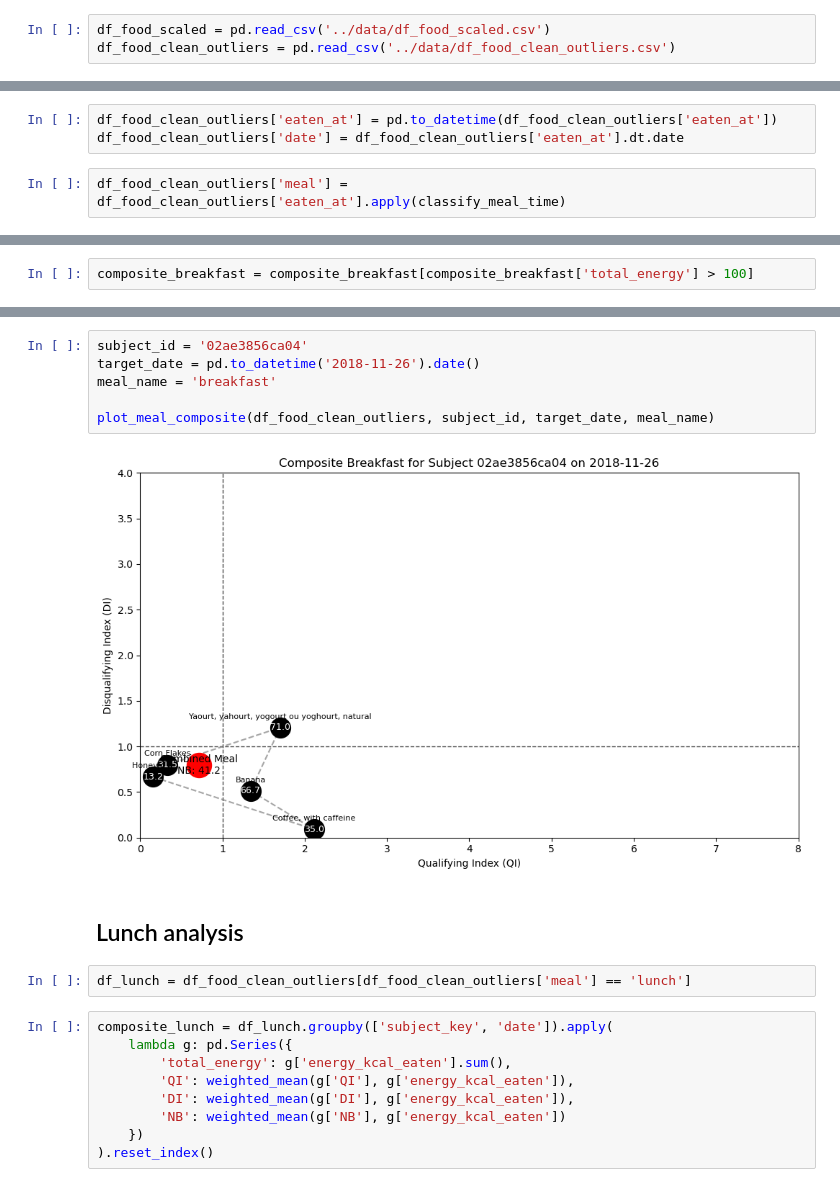
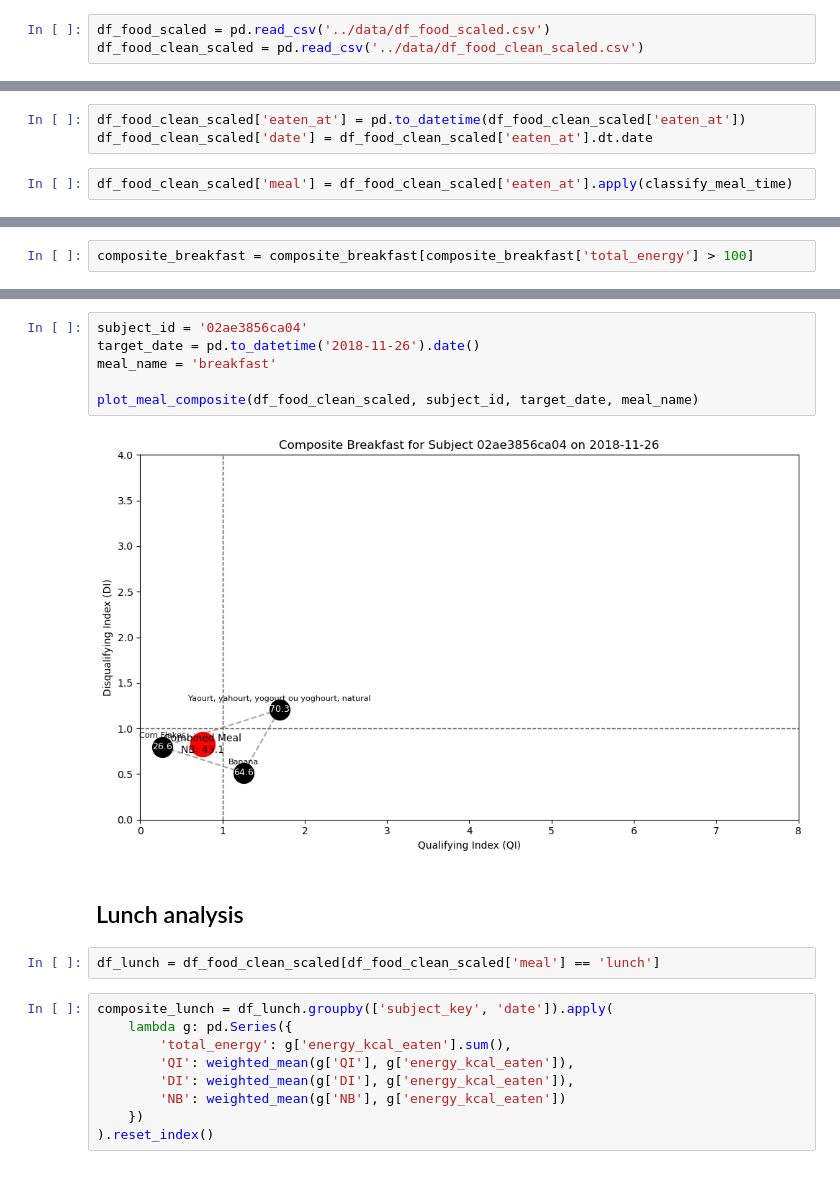
Before and after one commit to sskyxx/Bachelor-Project, a Jupyter notebook: analysis/composite_meals.ipynb, the cells around one changed output, grey strips where cells are left out. Saved outputs shown, nothing was run; the diff lists cells and outputs as text.

```diff
--- a/analysis/composite_meals.ipynb
+++ b/analysis/composite_meals.ipynb
@@ -23,4 +24,4 @@ from config import nutrient_info, conversion_factors
 %autoreload 2
 # %%
 df_food_scaled = pd.read_csv('../data/df_food_scaled.csv')
-df_food_clean_outliers = pd.read_csv('../data/df_food_clean_outliers.csv')
+df_food_clean_scaled = pd.read_csv('../data/df_food_clean_scaled.csv')
@@ -43,5 +28,5 @@ df_food_clean_outliers
 # %%
-df_food_clean_outliers['eaten_at'] = pd.to_datetime(df_food_clean_outliers['eaten_at'])
-df_food_clean_outliers['date'] = df_food_clean_outliers['eaten_at'].dt.date
+df_food_clean_scaled['eaten_at'] = pd.to_datetime(df_food_clean_scaled['eaten_at'])
+df_food_clean_scaled['date'] = df_food_clean_scaled['eaten_at'].dt.date
 # %%
-df_food_clean_outliers['meal'] = df_food_clean_outliers['eaten_at'].apply(classify_meal_time)
+df_food_clean_scaled['meal'] = df_food_clean_scaled['eaten_at'].apply(classify_meal_time)
@@ -144,15 +113,15 @@ subject_breakfast
 # %%
 subject_id = '02ae3856ca04'
 target_date = pd.to_datetime('2018-11-26').date()
 meal_name = 'breakfast'
 
-plot_meal_composite(df_food_clean_outliers, subject_id, target_date, meal_name)
+plot_meal_composite(df_food_clean_scaled, subject_id, target_date, meal_name)
 # %% [output]
-[figure, old version]
+[figure, new version]
 # %% [markdown]
 ## Lunch analysis
 # %%
-df_lunch = df_food_clean_outliers[df_food_clean_outliers['meal'] == 'lunch']
+df_lunch = df_food_clean_scaled[df_food_clean_scaled['meal'] == 'lunch']
 # %%
 composite_lunch = df_lunch.groupby(['subject_key', 'date']).apply(
     lambda g: pd.Series({
```
Also changed, not shown: parts of 34 cells of this notebook, 22 other files.
